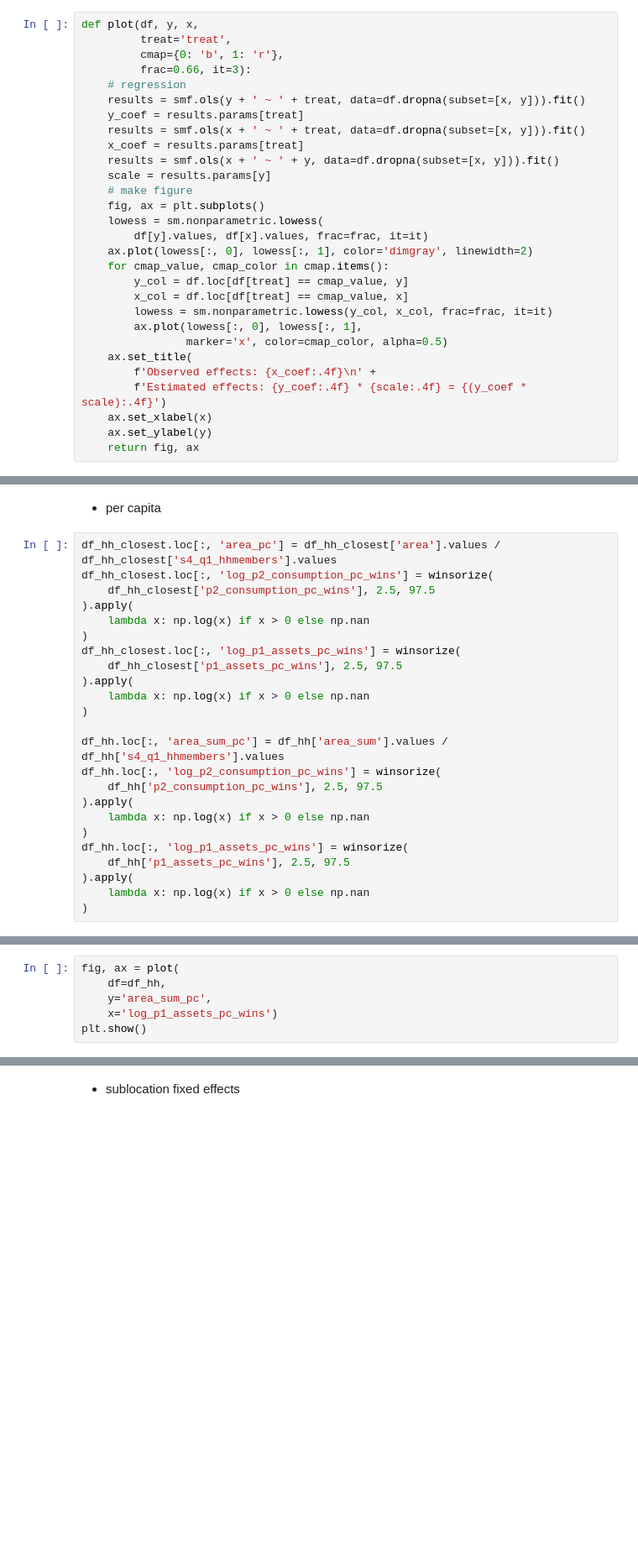
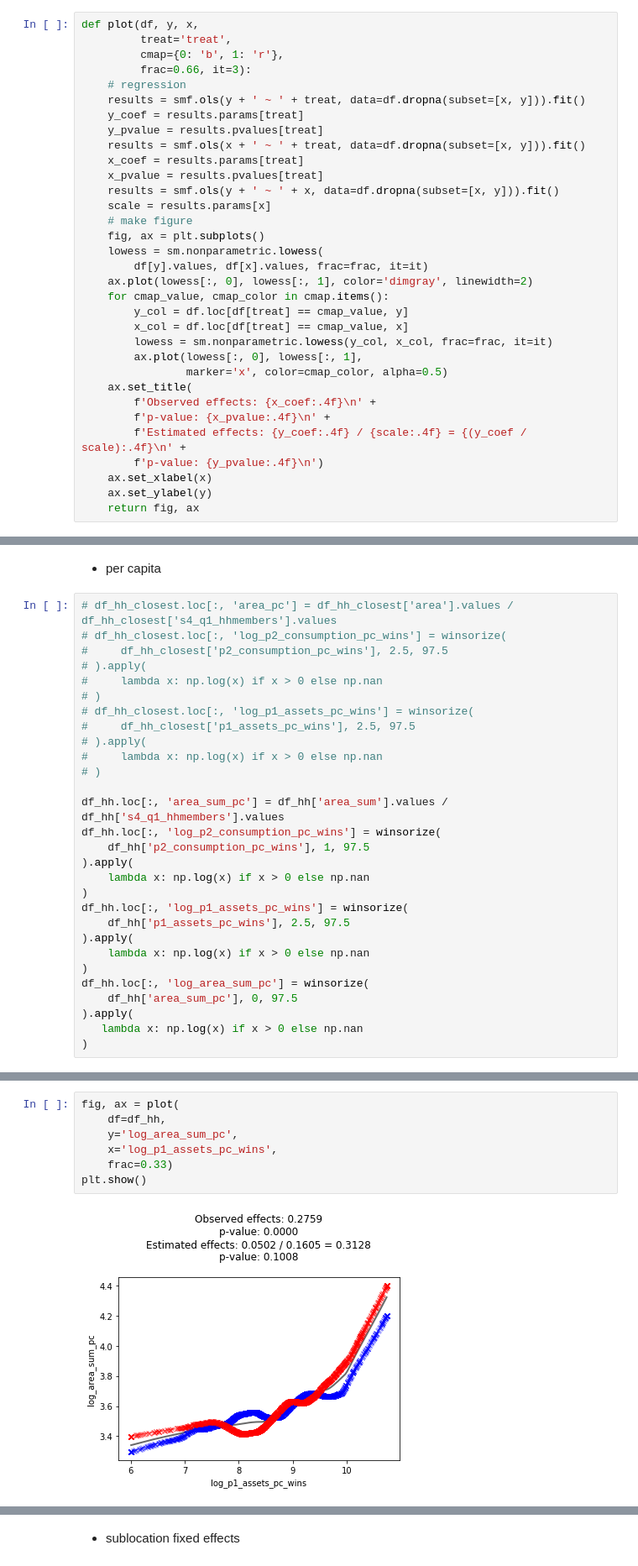
Before and after one commit to luna983/beyond-nightlight, a Jupyter notebook: exp4_step9_RegressHousehold.ipynb, the cells around one changed output, grey strips where cells are left out. Shown: that part at 84% size. Cells and saved outputs as stored; diff of their text form; blank space fills up the shorter version.

```diff
--- a/exp4_step9_RegressHousehold.ipynb
+++ b/exp4_step9_RegressHousehold.ipynb
@@ -43,10 +43,12 @@ def plot(df, y, x,
     # regression
     results = smf.ols(y + ' ~ ' + treat, data=df.dropna(subset=[x, y])).fit()
     y_coef = results.params[treat]
+    y_pvalue = results.pvalues[treat]
     results = smf.ols(x + ' ~ ' + treat, data=df.dropna(subset=[x, y])).fit()
     x_coef = results.params[treat]
-    results = smf.ols(x + ' ~ ' + y, data=df.dropna(subset=[x, y])).fit()
-    scale = results.params[y]
+    x_pvalue = results.pvalues[treat]
+    results = smf.ols(y + ' ~ ' + x, data=df.dropna(subset=[x, y])).fit()
+    scale = results.params[x]
     # make figure
     fig, ax = plt.subplots()
     lowess = sm.nonparametric.lowess(
@@ -60,7 +62,9 @@ def plot(df, y, x,
                 marker='x', color=cmap_color, alpha=0.5)
     ax.set_title(
         f'Observed effects: {x_coef:.4f}\n' +
-        f'Estimated effects: {y_coef:.4f} * {scale:.4f} = {(y_coef * scale):.4f}')
+        f'p-value: {x_pvalue:.4f}\n' +
+        f'Estimated effects: {y_coef:.4f} / {scale:.4f} = {(y_coef / scale):.4f}\n' +
+        f'p-value: {y_pvalue:.4f}\n')
     ax.set_xlabel(x)
     ax.set_ylabel(y)
     return fig, ax
@@ -350,21 +361,21 @@ plt.show()
 # %% [markdown]
 * per capita
 # %%
-df_hh_closest.loc[:, 'area_pc'] = df_hh_closest['area'].values / df_hh_closest['s4_q1_hhmembers'].values
-df_hh_closest.loc[:, 'log_p2_consumption_pc_wins'] = winsorize(
-    df_hh_closest['p2_consumption_pc_wins'], 2.5, 97.5
-).apply(
-    lambda x: np.log(x) if x > 0 else np.nan
-)
-df_hh_closest.loc[:, 'log_p1_assets_pc_wins'] = winsorize(
-    df_hh_closest['p1_assets_pc_wins'], 2.5, 97.5
-).apply(
-    lambda x: np.log(x) if x > 0 else np.nan
-)
+# df_hh_closest.loc[:, 'area_pc'] = df_hh_closest['area'].values / df_hh_closest['s4_q1_hhmembers'].values
+# df_hh_closest.loc[:, 'log_p2_consumption_pc_wins'] = winsorize(
+#     df_hh_closest['p2_consumption_pc_wins'], 2.5, 97.5
+# ).apply(
+#     lambda x: np.log(x) if x > 0 else np.nan
+# )
+# df_hh_closest.loc[:, 'log_p1_assets_pc_wins'] = winsorize(
+#     df_hh_closest['p1_assets_pc_wins'], 2.5, 97.5
+# ).apply(
+#     lambda x: np.log(x) if x > 0 else np.nan
+# )
 
 df_hh.loc[:, 'area_sum_pc'] = df_hh['area_sum'].values / df_hh['s4_q1_hhmembers'].values
 df_hh.loc[:, 'log_p2_consumption_pc_wins'] = winsorize(
-    df_hh['p2_consumption_pc_wins'], 2.5, 97.5
+    df_hh['p2_consumption_pc_wins'], 1, 97.5
 ).apply(
     lambda x: np.log(x) if x > 0 else np.nan
 )
@@ -373,3 +384,8 @@ df_hh.loc[:, 'log_p1_assets_pc_wins'] = winsorize(
 ).apply(
     lambda x: np.log(x) if x > 0 else np.nan
 )
+df_hh.loc[:, 'log_area_sum_pc'] = winsorize(
+    df_hh['area_sum_pc'], 0, 97.5
+).apply(
+   lambda x: np.log(x) if x > 0 else np.nan
+)
@@ -376,9 +412,12 @@ df_hh.loc[:, 'log_p1_assets_pc_wins'] = winsorize(
 # %%
 fig, ax = plot(
     df=df_hh,
-    y='area_sum_pc',
-    x='log_p1_assets_pc_wins')
+    y='log_area_sum_pc',
+    x='log_p1_assets_pc_wins',
+    frac=0.33)
 plt.show()
+# %% [output]
+[figure, added]
 # %%
 fig, ax = plot(
     df=df_hh,
```
Also changed, not shown: parts of 14 cells of this notebook.
